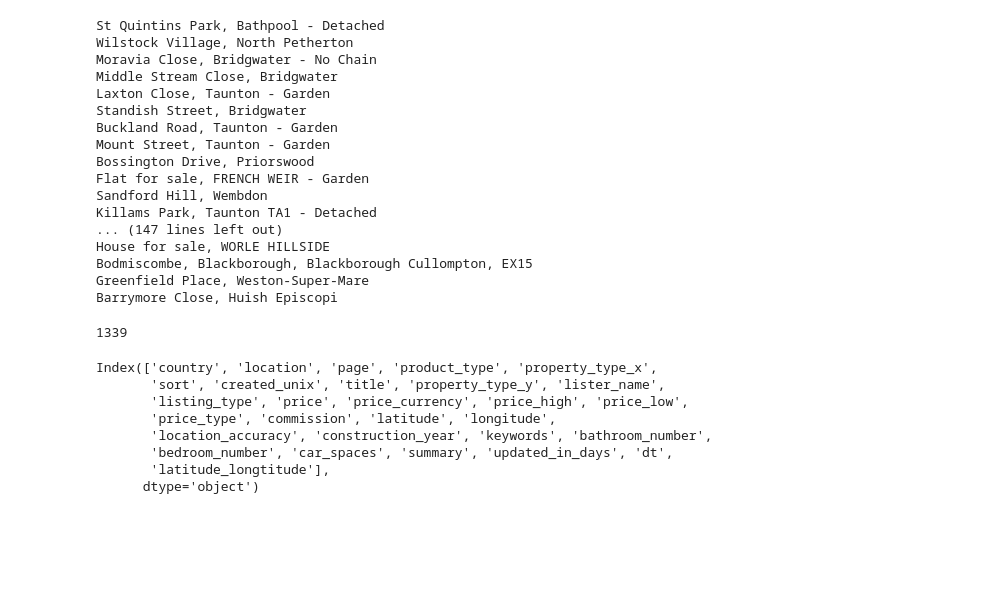
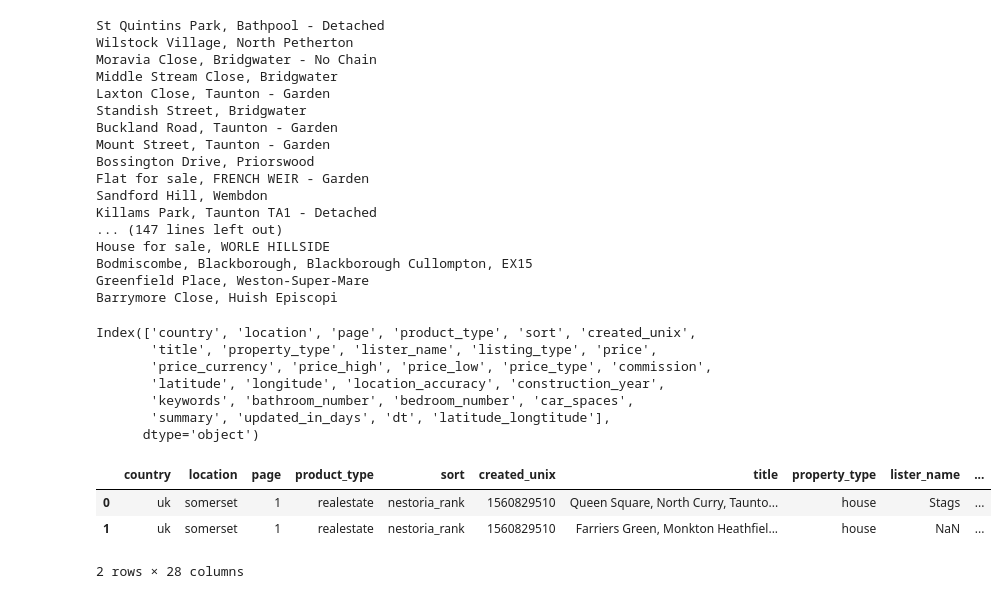
Before and after one commit to green-fox-academy/Yuan-EPAM, a Jupyter notebook: week-07/API/nestoria_api.ipynb, the cells around one changed output. Drawn from its saved outputs; the diff is of its cells as text; code cells hidden in the pictures; blank space fills up the shorter version.

Commit message:
Refactor code : using nestoria api from pandas to Class (OOP)

```diff
--- a/week-07/API/nestoria_api.ipynb
+++ b/week-07/API/nestoria_api.ipynb
@@ -22,4 +22,4 @@ data_para = {
     "place_name" : "somerset",
     "number_of_results" :15,
     "page" : 5
-}p
+}
@@ -109,12 +119,11 @@ def extract_data_source(json_data):
     """
     Build data source, like country, location, created_unix
     """
-    cols_request = np.array(['country', 'location', 'page', 'product_type',
-                         'property_type', 'sort'])
+    cols_request = np.array(['country', 'location', 'page', 'product_type', 'sort'])
     df = json_normalize(json_data['request'])[cols_request]
     df['created_unix'] = json_data['response']['created_unix']
     return df, cols_request
-
+l
 def extract_df_listing(json_data):
     """
     House information is in the json_data['response']['listings']
@@ -308,18 +305,20 @@ House for sale, WORLE HILLSIDE
 Bodmiscombe, Blackborough, Blackborough Cullompton, EX15
 Greenfield Place, Weston-Super-Mare
 Barrymore Close, Huish Episcopi
-# %%
-count
-# %% [output]
-1339
 # %%
 df_test.columns
 # %% [output]
-Index(['country', 'location', 'page', 'product_type', 'property_type_x',
-       'sort', 'created_unix', 'title', 'property_type_y', 'lister_name',
-       'listing_type', 'price', 'price_currency', 'price_high', 'price_low',
-       'price_type', 'commission', 'latitude', 'longitude',
-       'location_accuracy', 'construction_year', 'keywords', 'bathroom_number',
-       'bedroom_number', 'car_spaces', 'summary', 'updated_in_days', 'dt',
-       'latitude_longtitude'],
+Index(['country', 'location', 'page', 'product_type', 'sort', 'created_unix',
+       'title', 'property_type', 'lister_name', 'listing_type', 'price',
+       'price_currency', 'price_high', 'price_low', 'price_type', 'commission',
+       'latitude', 'longitude', 'location_accuracy', 'construction_year',
+       'keywords', 'bathroom_number', 'bedroom_number', 'car_spaces',
+       'summary', 'updated_in_days', 'dt', 'latitude_longtitude'],
       dtype='object')
+# %%
+df_test.head(2)
+# %% [output]
+|  | country | location | page | product_type | sort | created_unix | title | property_type | lister_name | ... |
+| 0 | uk | somerset | 1 | realestate | nestoria_rank | 1560829510 | Queen Square, North Curry, Taunto... | house | Stags | ... |
+| 1 | uk | somerset | 1 | realestate | nestoria_rank | 1560829510 | Farriers Green, Monkton Heathfiel... | house | NaN | ... |
+2 rows × 28 columns
```
Also changed, not shown: parts of 6 cells of this notebook, 1 other file.
